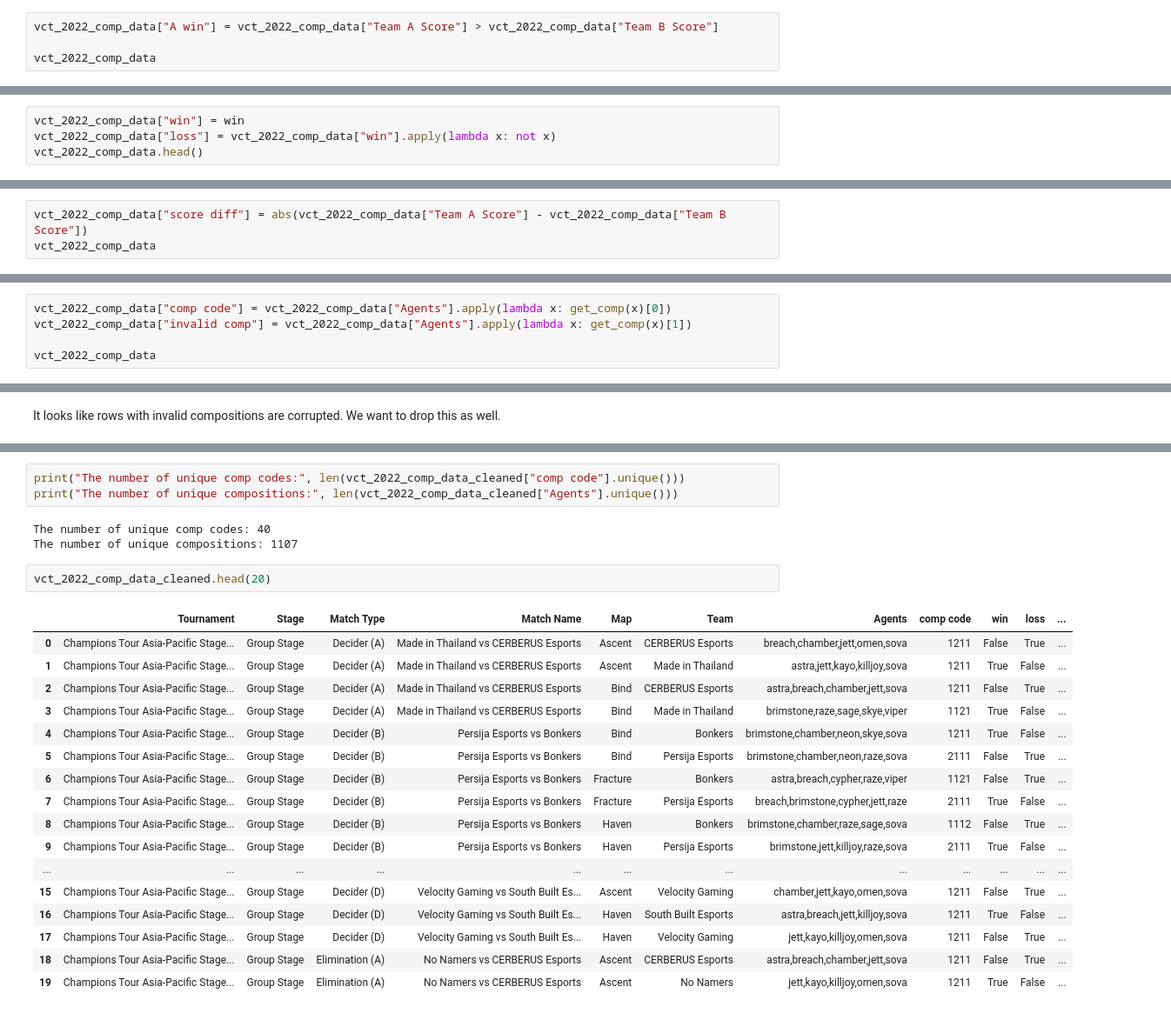
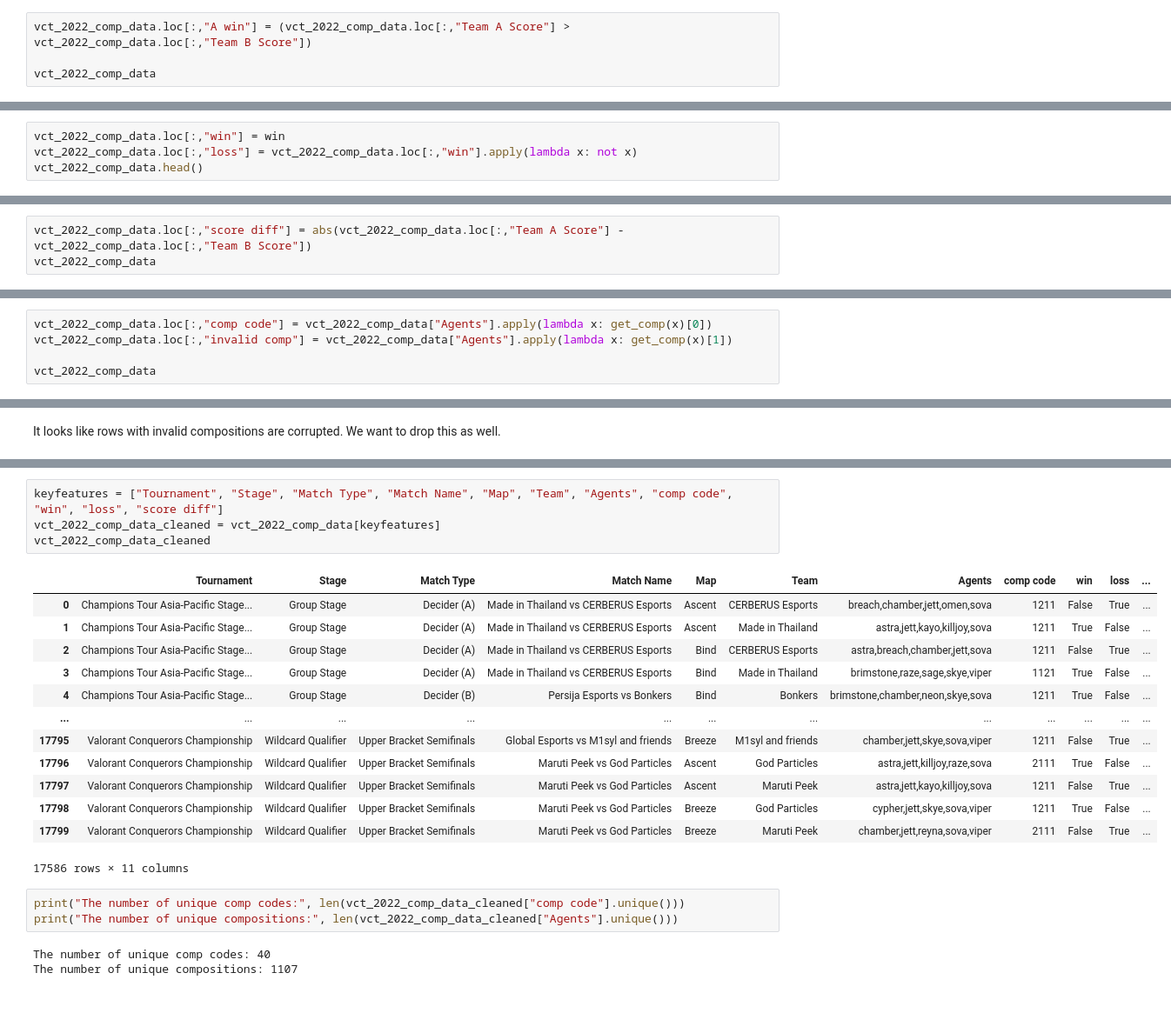
Before and after one commit to ahrlim/vct-erdos-project, a Jupyter notebook: notebooks/vct_2022_team_comp_exploration.ipynb, the cells around one changed output, grey strips where cells are left out. Shown: that part at 87% size. Drawn from its saved outputs; the diff is of its cells as text.

```diff
--- a/notebooks/vct_2022_team_comp_exploration.ipynb
+++ b/notebooks/vct_2022_team_comp_exploration.ipynb
@@ -228,7 +228,7 @@ Let's call our dataframe df and follow the steps below.
 - set "win" column to be False
 - if "Team" == "Team A", then set "win" to be "A win" and if "Team" == "Team B", then set "win" to be ~"A win"
 # %%
-vct_2022_comp_data["A win"] = vct_2022_comp_data["Team A Score"] > vct_2022_comp_data["Team B Score"]
+vct_2022_comp_data.loc[:,"A win"] = (vct_2022_comp_data.loc[:,"Team A Score"] > vct_2022_comp_data.loc[:,"Team B Score"])
 
 vct_2022_comp_data
 # %% [output]
@@ -260,7 +255,7 @@ for index, row in vct_2022_comp_data.iterrows():
     else:
         print("Team is neither of Team A nor Team B.  This is wrong.")
 # %%
-vct_2022_comp_data["win"] = win
-vct_2022_comp_data["loss"] = vct_2022_comp_data["win"].apply(lambda x: not x)
+vct_2022_comp_data.loc[:,"win"] = win
+vct_2022_comp_data.loc[:,"loss"] = vct_2022_comp_data.loc[:,"win"].apply(lambda x: not x)
 vct_2022_comp_data.head()
 # %% [output]
@@ -283,6 +268,6 @@ See the caveats in the documentation: https://pandas.pydata.org/pandas-docs/stab
 # %% [markdown]
 It would be good to keep track of score differences. Let's do this.
 # %%
-vct_2022_comp_data["score diff"] = abs(vct_2022_comp_data["Team A Score"] - vct_2022_comp_data["Team B Score"])
+vct_2022_comp_data.loc[:,"score diff"] = abs(vct_2022_comp_data.loc[:,"Team A Score"] - vct_2022_comp_data.loc[:,"Team B Score"])
 vct_2022_comp_data
 # %% [output]
@@ -348,8 +328,8 @@ def get_comp(agents: str) -> (str, int):
 
     return composition, non
 # %%
-vct_2022_comp_data["comp code"] = vct_2022_comp_data["Agents"].apply(lambda x: get_comp(x)[0])
-vct_2022_comp_data["invalid comp"] = vct_2022_comp_data["Agents"].apply(lambda x: get_comp(x)[1])
+vct_2022_comp_data.loc[:,"comp code"] = vct_2022_comp_data["Agents"].apply(lambda x: get_comp(x)[0])
+vct_2022_comp_data.loc[:,"invalid comp"] = vct_2022_comp_data["Agents"].apply(lambda x: get_comp(x)[1])
 
 vct_2022_comp_data
 # %% [output]
@@ -408,31 +374,29 @@ vct_2022_comp_data_cleaned = vct_2022_comp_data[keyfeatures]
 # %% [output]
 |  | Tournament | Stage | Match Type | Match Name | Map | Team | Agents | Team A | Team A Score | ... |
+# %%
+keyfeatures = ["Tournament", "Stage", "Match Type", "Match Name", "Map", "Team", "Agents", "comp code", "win", "loss", "score diff"]
+vct_2022_comp_data_cleaned = vct_2022_comp_data[keyfeatures]
+vct_2022_comp_data_cleaned
+# %% [output]
+|  | Tournament | Stage | Match Type | Match Name | Map | Team | Agents | comp code | win | loss | ... |
+| 0 | Champions Tour Asia-Pacific Stage... | Group Stage | Decider (A) | Made in Thailand vs CERBERUS Esports | Ascent | CERBERUS Esports | breach,chamber,jett,omen,sova | 1211 | False | True | ... |
+| 1 | Champions Tour Asia-Pacific Stage... | Group Stage | Decider (A) | Made in Thailand vs CERBERUS Esports | Ascent | Made in Thailand | astra,jett,kayo,killjoy,sova | 1211 | True | False | ... |
+| 2 | Champions Tour Asia-Pacific Stage... | Group Stage | Decider (A) | Made in Thailand vs CERBERUS Esports | Bind | CERBERUS Esports | astra,breach,chamber,jett,sova | 1211 | False | True | ... |
+| 3 | Champions Tour Asia-Pacific Stage... | Group Stage | Decider (A) | Made in Thailand vs CERBERUS Esports | Bind | Made in Thailand | brimstone,raze,sage,skye,viper | 1121 | True | False | ... |
+| 4 | Champions Tour Asia-Pacific Stage... | Group Stage | Decider (B) | Persija Esports vs Bonkers | Bind | Bonkers | brimstone,chamber,neon,skye,sova | 1211 | True | False | ... |
+| ... | ... | ... | ... | ... | ... | ... | ... | ... | ... | ... | ... |
+| 17795 | Valorant Conquerors Championship | Wildcard Qualifier | Upper Bracket Semifinals | Global Esports vs M1syl and friends | Breeze | M1syl and friends | chamber,jett,skye,sova,viper | 1211 | False | True | ... |
+| 17796 | Valorant Conquerors Championship | Wildcard Qualifier | Upper Bracket Semifinals | Maruti Peek vs God Particles | Ascent | God Particles | astra,jett,killjoy,raze,sova | 2111 | True | False | ... |
+| 17797 | Valorant Conquerors Championship | Wildcard Qualifier | Upper Bracket Semifinals | Maruti Peek vs God Particles | Ascent | Maruti Peek | astra,jett,kayo,killjoy,sova | 1211 | False | True | ... |
+| 17798 | Valorant Conquerors Championship | Wildcard Qualifier | Upper Bracket Semifinals | Maruti Peek vs God Particles | Breeze | God Particles | cypher,jett,skye,sova,viper | 1211 | True | False | ... |
+| 17799 | Valorant Conquerors Championship | Wildcard Qualifier | Upper Bracket Semifinals | Maruti Peek vs God Particles | Breeze | Maruti Peek | chamber,jett,reyna,sova,viper | 2111 | False | True | ... |
+17586 rows × 11 columns
 # %%
 print("The number of unique comp codes:", len(vct_2022_comp_data_cleaned["comp code"].unique()))
 print("The number of unique compositions:", len(vct_2022_comp_data_cleaned["Agents"].unique()))
 # %% [output]
 The number of unique comp codes: 40
 The number of unique compositions: 1107
-# %%
-vct_2022_comp_data_cleaned.head(20)
-# %% [output]
-|  | Tournament | Stage | Match Type | Match Name | Map | Team | Agents | comp code | win | loss | ... |
-| 0 | Champions Tour Asia-Pacific Stage... | Group Stage | Decider (A) | Made in Thailand vs CERBERUS Esports | Ascent | CERBERUS Esports | breach,chamber,jett,omen,sova | 1211 | False | True | ... |
-| 1 | Champions Tour Asia-Pacific Stage... | Group Stage | Decider (A) | Made in Thailand vs CERBERUS Esports | Ascent | Made in Thailand | astra,jett,kayo,killjoy,sova | 1211 | True | False | ... |
-| 2 | Champions Tour Asia-Pacific Stage... | Group Stage | Decider (A) | Made in Thailand vs CERBERUS Esports | Bind | CERBERUS Esports | astra,breach,chamber,jett,sova | 1211 | False | True | ... |
-| 3 | Champions Tour Asia-Pacific Stage... | Group Stage | Decider (A) | Made in Thailand vs CERBERUS Esports | Bind | Made in Thailand | brimstone,raze,sage,skye,viper | 1121 | True | False | ... |
-| 4 | Champions Tour Asia-Pacific Stage... | Group Stage | Decider (B) | Persija Esports vs Bonkers | Bind | Bonkers | brimstone,chamber,neon,skye,sova | 1211 | True | False | ... |
-| 5 | Champions Tour Asia-Pacific Stage... | Group Stage | Decider (B) | Persija Esports vs Bonkers | Bind | Persija Esports | brimstone,chamber,neon,raze,sova | 2111 | False | True | ... |
-| 6 | Champions Tour Asia-Pacific Stage... | Group Stage | Decider (B) | Persija Esports vs Bonkers | Fracture | Bonkers | astra,breach,cypher,raze,viper | 1121 | False | True | ... |
-| 7 | Champions Tour Asia-Pacific Stage... | Group Stage | Decider (B) | Persija Esports vs Bonkers | Fracture | Persija Esports | breach,brimstone,cypher,jett,raze | 2111 | True | False | ... |
-| 8 | Champions Tour Asia-Pacific Stage... | Group Stage | Decider (B) | Persija Esports vs Bonkers | Haven | Bonkers | brimstone,chamber,raze,sage,sova | 1112 | False | True | ... |
-| 9 | Champions Tour Asia-Pacific Stage... | Group Stage | Decider (B) | Persija Esports vs Bonkers | Haven | Persija Esports | brimstone,jett,killjoy,raze,sova | 2111 | True | False | ... |
-| ... | ... | ... | ... | ... | ... | ... | ... | ... | ... | ... | ... |
-| 15 | Champions Tour Asia-Pacific Stage... | Group Stage | Decider (D) | Velocity Gaming vs South Built Es... | Ascent | Velocity Gaming | chamber,jett,kayo,omen,sova | 1211 | False | True | ... |
-| 16 | Champions Tour Asia-Pacific Stage... | Group Stage | Decider (D) | Velocity Gaming vs South Built Es... | Haven | South Built Esports | astra,breach,jett,killjoy,sova | 1211 | True | False | ... |
-| 17 | Champions Tour Asia-Pacific Stage... | Group Stage | Decider (D) | Velocity Gaming vs South Built Es... | Haven | Velocity Gaming | jett,kayo,killjoy,omen,sova | 1211 | False | True | ... |
-| 18 | Champions Tour Asia-Pacific Stage... | Group Stage | Elimination (A) | No Namers vs CERBERUS Esports | Ascent | CERBERUS Esports | astra,breach,chamber,jett,sova | 1211 | False | True | ... |
-| 19 | Champions Tour Asia-Pacific Stage... | Group Stage | Elimination (A) | No Namers vs CERBERUS Esports | Ascent | No Namers | jett,kayo,killjoy,omen,sova | 1211 | True | False | ... |
 # %%
 wincount_by_comp_code = vct_2022_comp_data_cleaned[["Map", "comp code", "win"]].groupby(["Map", "comp code"], as_index=False).agg("sum")
 wincount_by_comp_code = wincount_by_comp_code\
```
Also changed, not shown: parts of 16 cells of this notebook, 5 other files.
